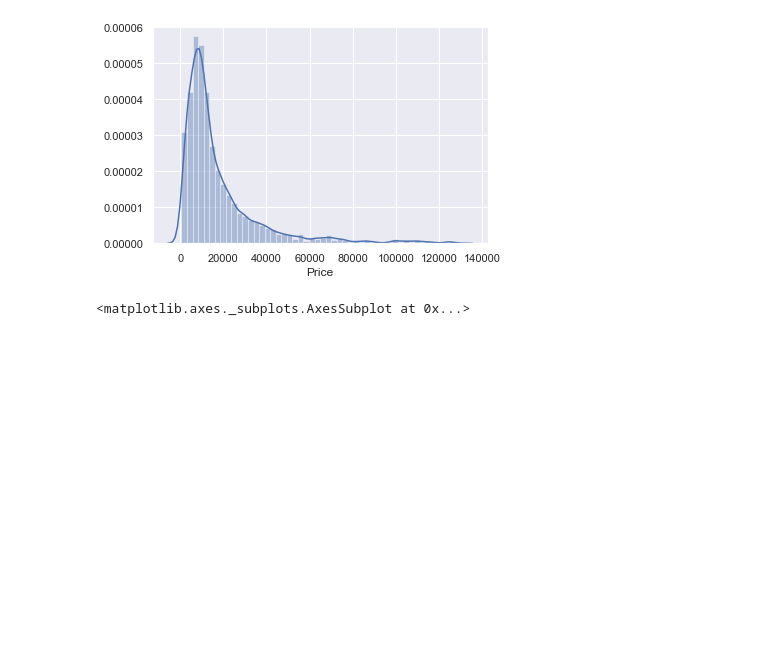
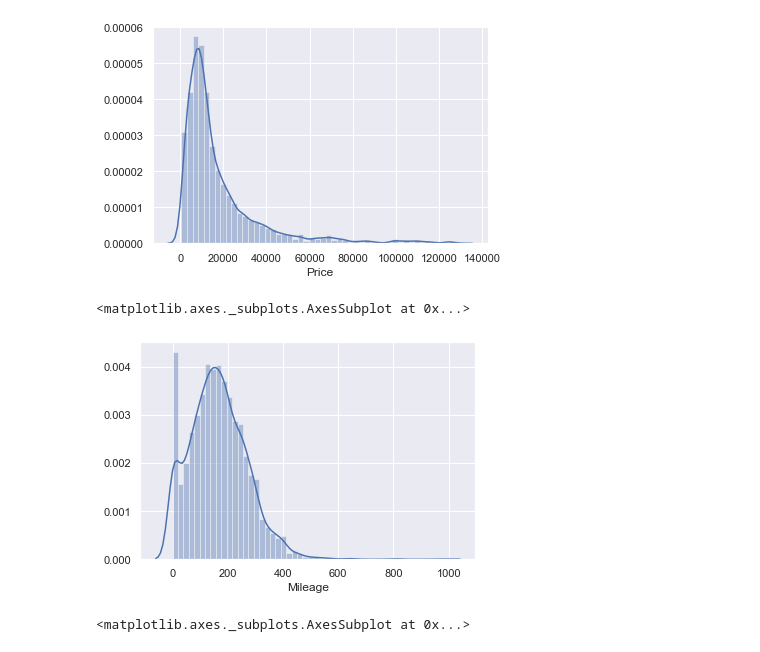
Before and after one commit to OLeoghain/Car-Price-Prediction, a Jupyter notebook: Car Price Prediction - Linear Regression.ipynb, the cells around one changed output. Cells and saved outputs as stored; diff of their text form; code cells hidden in the pictures; blank space fills up the shorter version.

```diff
--- a/Car Price Prediction - Linear Regression.ipynb
+++ b/Car Price Prediction - Linear Regression.ipynb
@@ -109,6 +126,11 @@ sns.distplot(data_1['Price'])
 # %% [output]
 <matplotlib.axes._subplots.AxesSubplot at 0x...>
 [figure]
+# %%
+sns.distplot(data_1['Mileage'])
+# %% [output]
+<matplotlib.axes._subplots.AxesSubplot at 0x...>
+[figure, added]
 # %%
 q = data_no_mv['Mileage'].quantile(0.99)
 data_2 = data_1[data_1['Mileage']<q]
```
Also changed, not shown: parts of 11 cells of this notebook, 1 other file.
